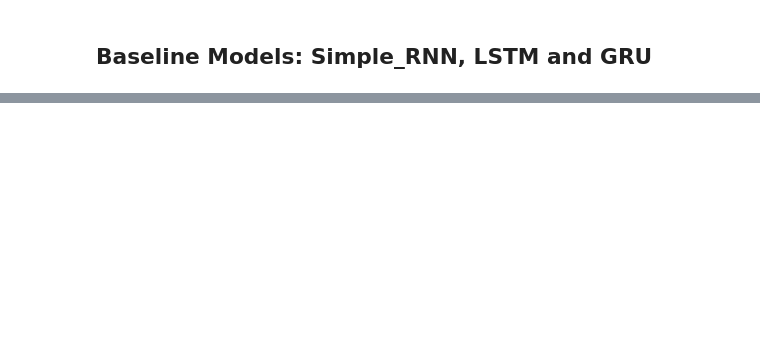
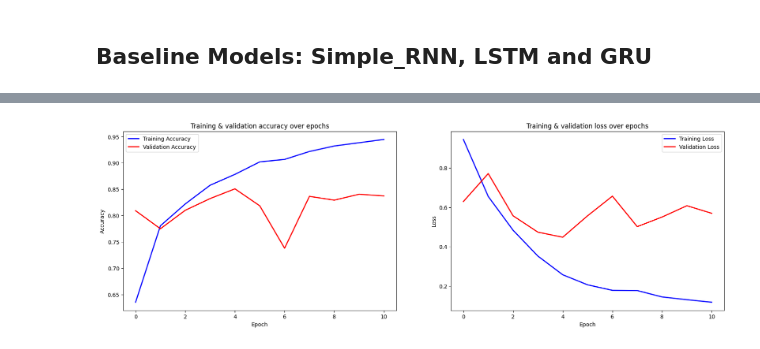
Before and after one commit to alkkuma1/hate_speech_detection, a Jupyter notebook: davidson_hatespeech.ipynb, the cells around one changed output, grey strips where cells are left out. Cells and saved outputs as stored; diff of their text form; code cells hidden in the pictures; blank space fills up the shorter version.

```diff
--- a/davidson_hatespeech.ipynb
+++ b/davidson_hatespeech.ipynb
@@ -149,8 +157,4 @@ david_df.drop(columns=['class_labels'], inplace=True)
 # %%
 tokenizer.fit_on_texts(X_train['tweet'])
 X_train, vocab_size = preprocess(X_train)
-X_val, vocab_size = preprocess(X_val)
-MAX_SEQ_LEN = 25
-print("Maximum sequence length is approximated from here:",max(X_train['tweet'].apply(len)))
-#X_test, vocab_size = preprocess(X_test)
-X_train.head()
+X_val, _ = preprocess(X_val)
@@ -193,9 +210,7 @@ def model_LSTM(vocab_size, input_length=MAX_SEQ_LEN):
     x = Embedding(input_dim=vocab_size+1, output_dim=128, input_length=input_length)(text_input)
     x = LSTM(500, return_sequences=True)(x)
     x = dropout(0.8)(x)
-    x = LSTM(300, return_sequences=True)(x)
-    x = dropout(0.8)(x)
-    x = LSTM(150)(x)
+    x = LSTM(300)(x)
     x = dropout(0.5)(x)
     output = Dense(3, activation='softmax')(x)
     model = Model(inputs=[text_input], outputs=output)
@@ -249,0 +317,26 @@ def train(model, X_train, Y_train, X_val, Y_val, epochs=25, batch_size=BATCH_SIZ
+# %%
+def evaluate_model(history):
+    train_accuracy = history.history['accuracy']
+    val_accuracy = history.history['val_accuracy']
+    train_loss = history.history['loss']
+    val_loss = history.history['val_loss']
+
+    plt.figure(figsize=(20, 6))
+
+    plt.subplot(1, 2, 1)
+    plt.plot(range(0, len(train_accuracy)), train_accuracy, 'b-', linewidth=2, label='Training Accuracy')
+    plt.plot(range(0, len(val_accuracy)), val_accuracy, 'r-', linewidth=2, label='Validation Accuracy')
+    plt.title('Training & validation accuracy over epochs')
+    plt.xlabel('Epoch')
+    plt.ylabel('Accuracy')
+    plt.legend(loc='best')
+
+    plt.subplot(1, 2, 2)
+    plt.plot(range(0, len(train_loss)), train_loss, 'b-', linewidth=2, label='Training Loss')
+    plt.plot(range(0, len(val_loss)), val_loss, 'r-', linewidth=2, label='Validation Loss')
+    plt.title('Training & validation loss over epochs')
+    plt.xlabel('Epoch')
+    plt.ylabel('Loss')
+    plt.legend(loc='best')
+
+    plt.show()
@@ -250,4 +345,4 @@ def train(model, X_train, Y_train, X_val, Y_val, epochs=25, batch_size=BATCH_SIZ
 # %%
 m = model_LSTM(vocab_size)
-model = train(m, train_padded_tweet, Y_train_encoded, val_padded_tweet, Y_val_encoded, epochs=5, batch_size=16)
+history_LSTM = train(m, X_train, Y_train_encoded, X_val, Y_val_encoded, epochs=100, batch_size=512)
 # %% [output]
@@ -260,2 +366,6 @@ Epoch 3/5
+# %%
+evaluate_model(history_LSTM)
+# %% [output]
+[figure, added]
 # %%
 m = model_RNN(vocab_size, input_length=MAX_SEQ_LEN)
```
Also changed, not shown: parts of 27 cells of this notebook.
